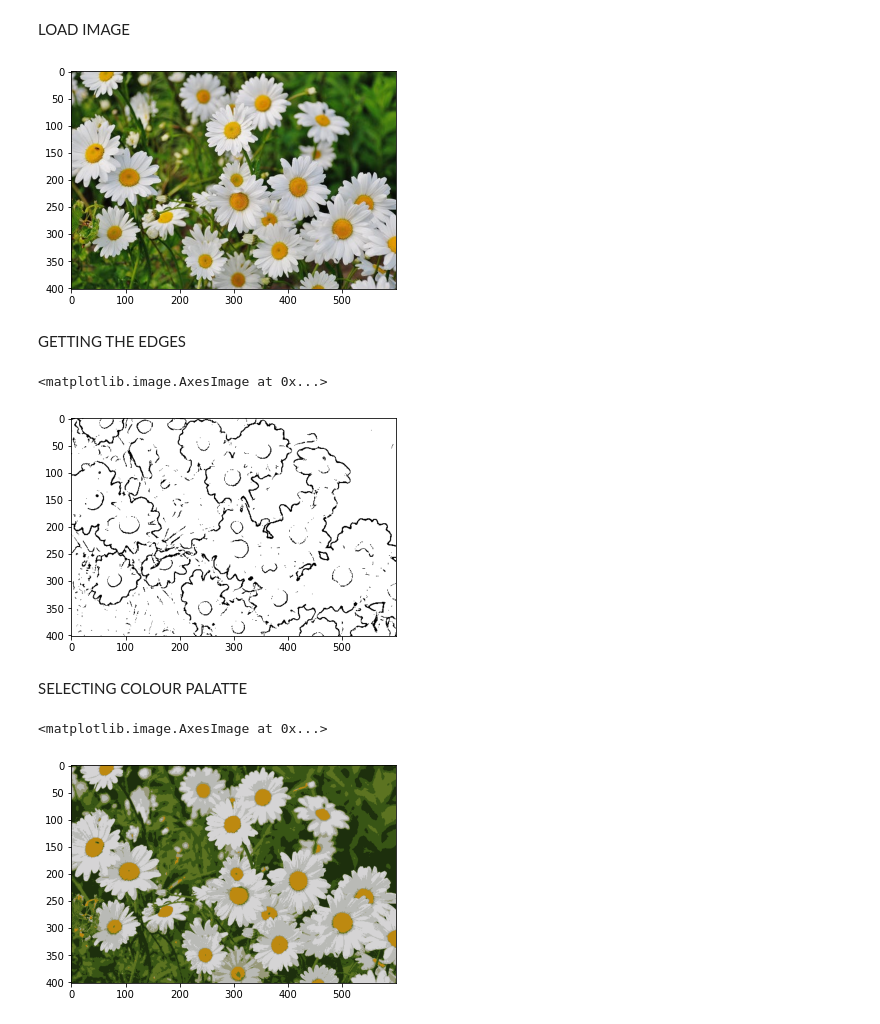
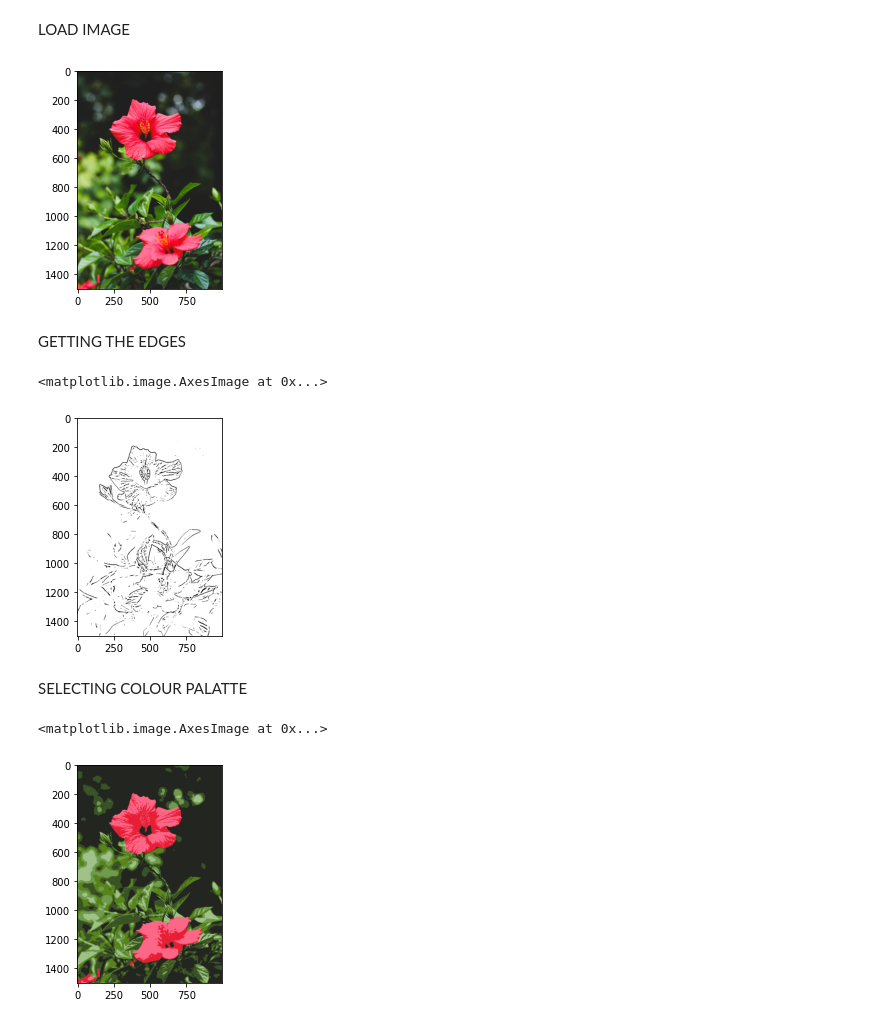
Before and after one commit to disha-ramchandani/Mini-Projects, a Jupyter notebook: Cartoon_Picture.ipynb, the cells around one changed output. Saved outputs shown, nothing was run; the diff lists cells and outputs as text; code cells hidden in the pictures.

```diff
--- a/Cartoon_Picture.ipynb
+++ b/Cartoon_Picture.ipynb
@@ -14,10 +14,10 @@ def read_file(filename):
   plt.show()
   return img
 # %%
-filename = '/content/daisy-flower-spring-marguerite-67857.jpeg'
+filename = '/content/photo-1605003723168-c9bda3d205df.jfif'
 image = read_file(filename)
 # %% [output]
-[figure, old version]
+[figure, new version]
 # %% [markdown]
 GETTING THE EDGES
 # %%
@@ -30,13 +30,13 @@ def edge_marking(img, line_size, blur_val):
 
   return edge
 # %%
-line, blur = 5, 7
+line, blur = 9, 7
 edge_img = edge_marking(image, line, blur)
 
 plt.imshow(edge_img, cmap = 'gray')
 # %% [output]
 <matplotlib.image.AxesImage at 0x...>
-[figure, old version]
+[figure, new version]
 # %% [markdown]
 SELECTING COLOUR PALATTE
 # %%
@@ -59,7 +59,7 @@ img = colour_quantifying(image, k=7)
 plt.imshow(img)
 # %% [output]
 <matplotlib.image.AxesImage at 0x...>
-[figure, old version]
+[figure, new version]
 # %%
 # Reducing noise by blurring image
 
```
Also changed, not shown: parts of 2 cells of this notebook.
